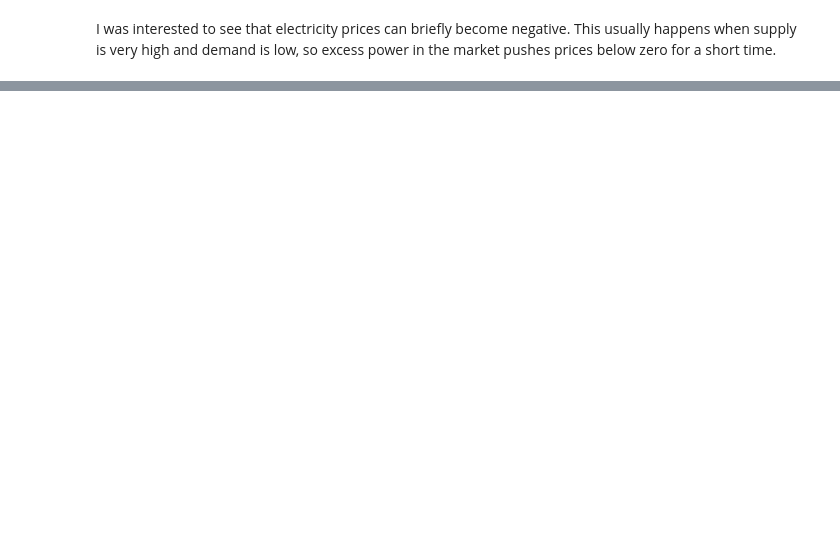
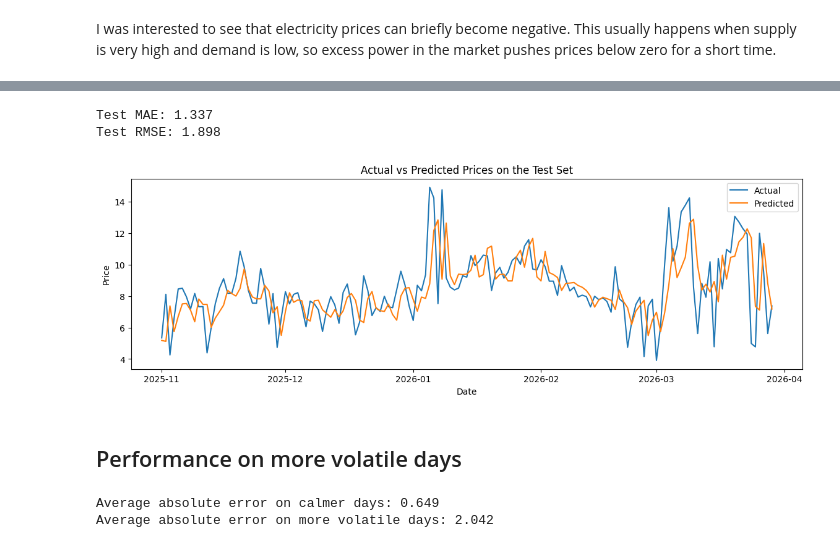
Before and after one commit to Shimzoo/uk-power-price-forecasting, a Jupyter notebook: Notebooks/uk_power_price_forecasting.ipynb, the cells around one changed output, grey strips where cells are left out. Drawn from its saved outputs; the diff is of its cells as text; code cells hidden in the pictures; blank space fills up the shorter version.

```diff
--- a/Notebooks/uk_power_price_forecasting.ipynb
+++ b/Notebooks/uk_power_price_forecasting.ipynb
@@ -144,0 +222,51 @@ df.nsmallest(10,"daily_avg")
+# %%
+final_train = feature_df[feature_df["date"] <= "2025-10-31"].copy()
+final_test = feature_df[feature_df["date"] > "2025-10-31"].copy()
+
+X_final_train = final_train[feature_cols]
+y_final_train = final_train["price"]
+
+X_final_test = final_test[feature_cols]
+y_final_test = final_test["price"]
+
+final_model = GradientBoostingRegressor(learning_rate=0.05,random_state=42)
+
+final_model.fit(X_final_train, y_final_train)
+test_pred = final_model.predict(X_final_test)
+
+test_mae, test_rmse = calculate_errors(y_final_test, test_pred)
+print("Test MAE:", round(test_mae, 3))
+print("Test RMSE:", round(test_rmse, 3))
+# %% [output]
+Test MAE: 1.337
+Test RMSE: 1.898
+# %%
+# plot actual vs predicted
+plt.figure(figsize=(14, 4))
+plt.plot(final_test["date"], y_final_test.values, label="Actual")
+plt.plot(final_test["date"], test_pred, label="Predicted")
+plt.title("Actual vs Predicted Prices on the Test Set")
+plt.xlabel("Date")
+plt.ylabel("Price")
+plt.legend()
+plt.show()
+# %% [output]
+[figure, added]
+# %% [markdown]
+## Performance on more volatile days
+# %%
+final_test = final_test.copy()
+final_test["predicted_price"] = test_pred
+final_test["abs_error"] = np.abs(final_test["price"] - final_test["predicted_price"])
+final_test["day_change"] = final_test["price"].diff().abs()
+
+median_change = final_test["day_change"].median()
+
+volatile_days = final_test[final_test["day_change"] > median_change]
+calmer_days = final_test[final_test["day_change"] <= median_change]
+
+print("Average absolute error on calmer days:", round(calmer_days["abs_error"].mean(), 3))
+print("Average absolute error on more volatile days:", round(volatile_days["abs_error"].mean(), 3))
+# %% [output]
+Average absolute error on calmer days: 0.649
+Average absolute error on more volatile days: 2.042
```
Also changed, not shown: parts of 34 cells of this notebook, 3 other files.
